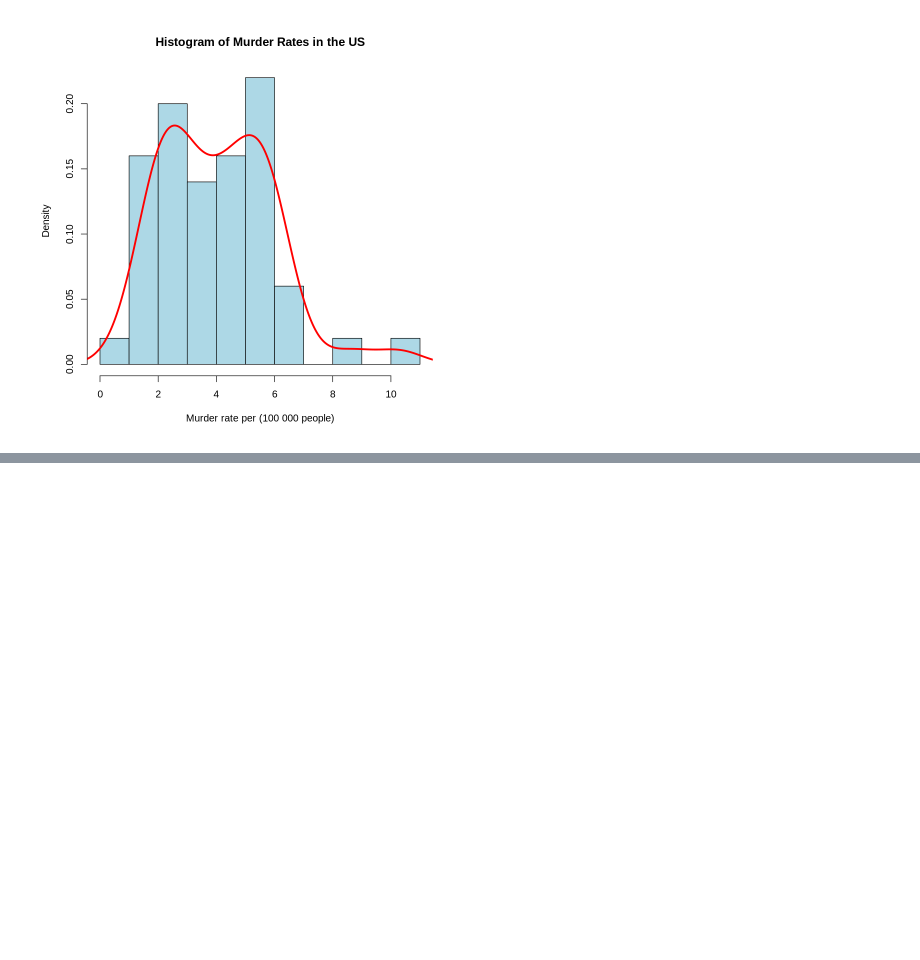
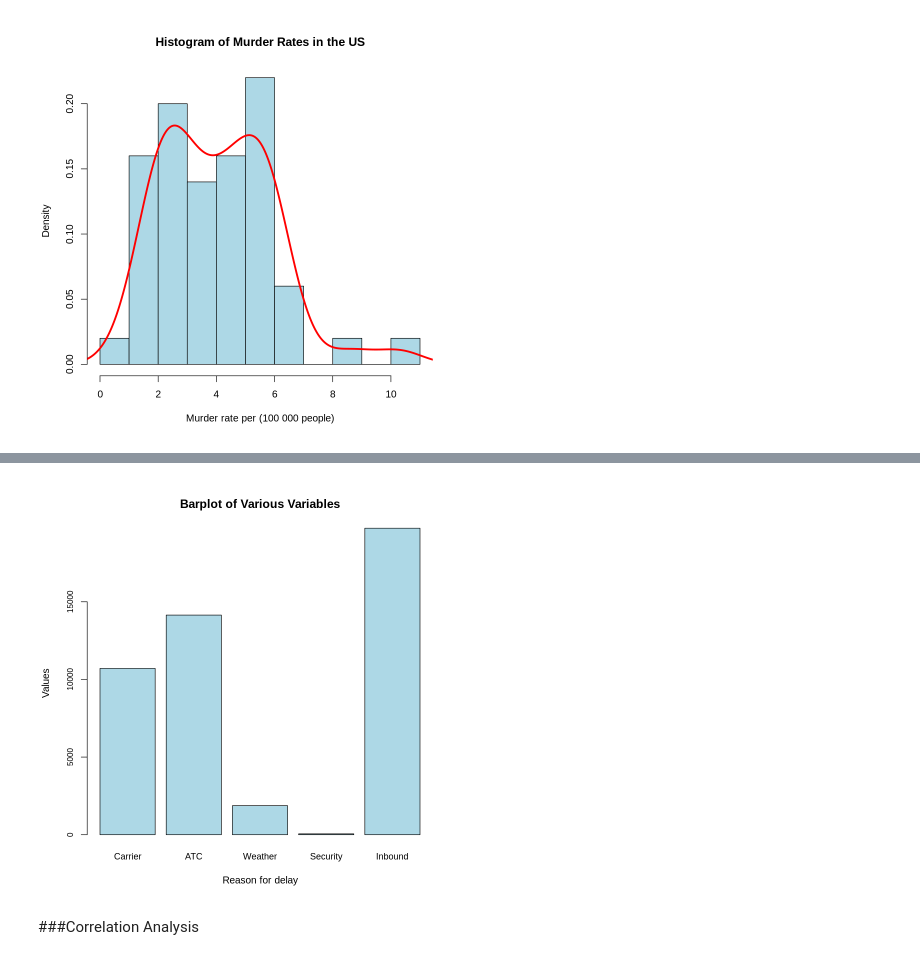
Before and after one commit to davidofitaly/notes_02_50_key_stats_ds, a Jupyter notebook: 01_chapter/01_raw_notes.ipynb, the cells around one changed output, grey strips where cells are left out. Drawn from its saved outputs; the diff is of its cells as text; code cells hidden in the pictures; blank space fills up the shorter version.

```diff
--- a/01_chapter/01_raw_notes.ipynb
+++ b/01_chapter/01_raw_notes.ipynb
@@ -470,0 +512,9 @@ lines(density(data_state[['Murder.Rate']]), lwd=3, col='red')  # Red line with a
+# %%
+# Define the URL of the CSV file on GitHub
+url <- "https://raw.githubusercontent.com/davidofitaly/notes_02_50_key_stats_ds/main/01_chapter/files/dfw_airline.csv"
+
+# Load the data from the CSV file into the variable 'data_dfw'
+data_dfw <- read.csv(url)
+
+# Display the first few rows of the loaded dataset
+head(data_dfw)
@@ -470,0 +526,14 @@ lines(density(data_state[['Murder.Rate']]), lwd=3, col='red')  # Red line with a
+# %%
+# Create a boxplot
+dfw_barplot = barplot(as.matrix(data_dfw) / 6,              # Convert data_dfw to a matrix and divide all values by 6
+                      col="lightblue",                      # Set the color of the bars to light blue
+                      main="Barplot of Various Variables",   # Set the title of the plot
+                      xlab="Reason for delay",              # Label for the x-axis
+                      ylab="Values",                        # Label for the y-axis
+                      border="black",                       # Set the border color of the bars to black
+                      cex.axis=0.8,                         # Set the size of the axis labels (slightly smaller)
+                      cex.names=0.9)                        # Set the size of the category names (slightly smaller)
+# %% [output]
+[figure, added]
+# %% [markdown]
+###Correlation Analysis
```
Also changed, not shown: parts of 5 cells of this notebook.
